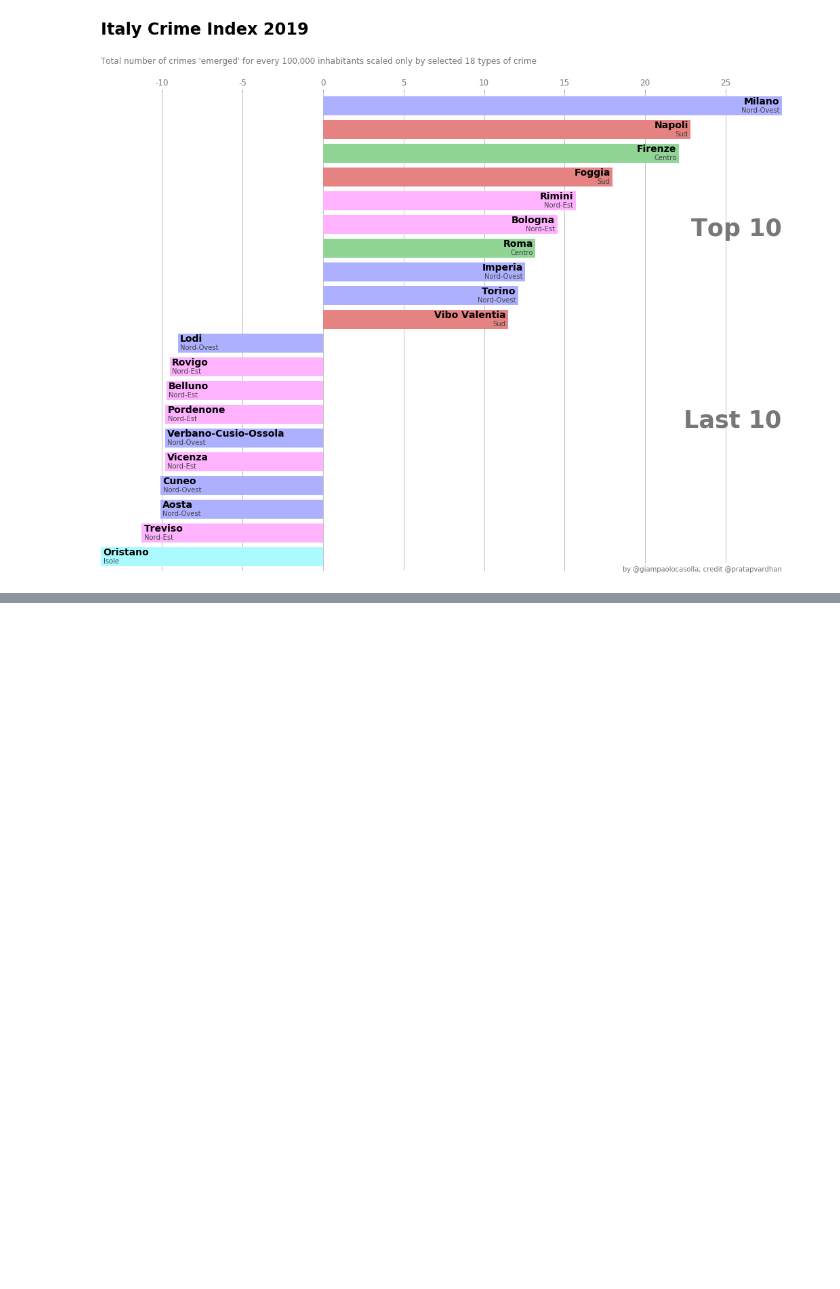
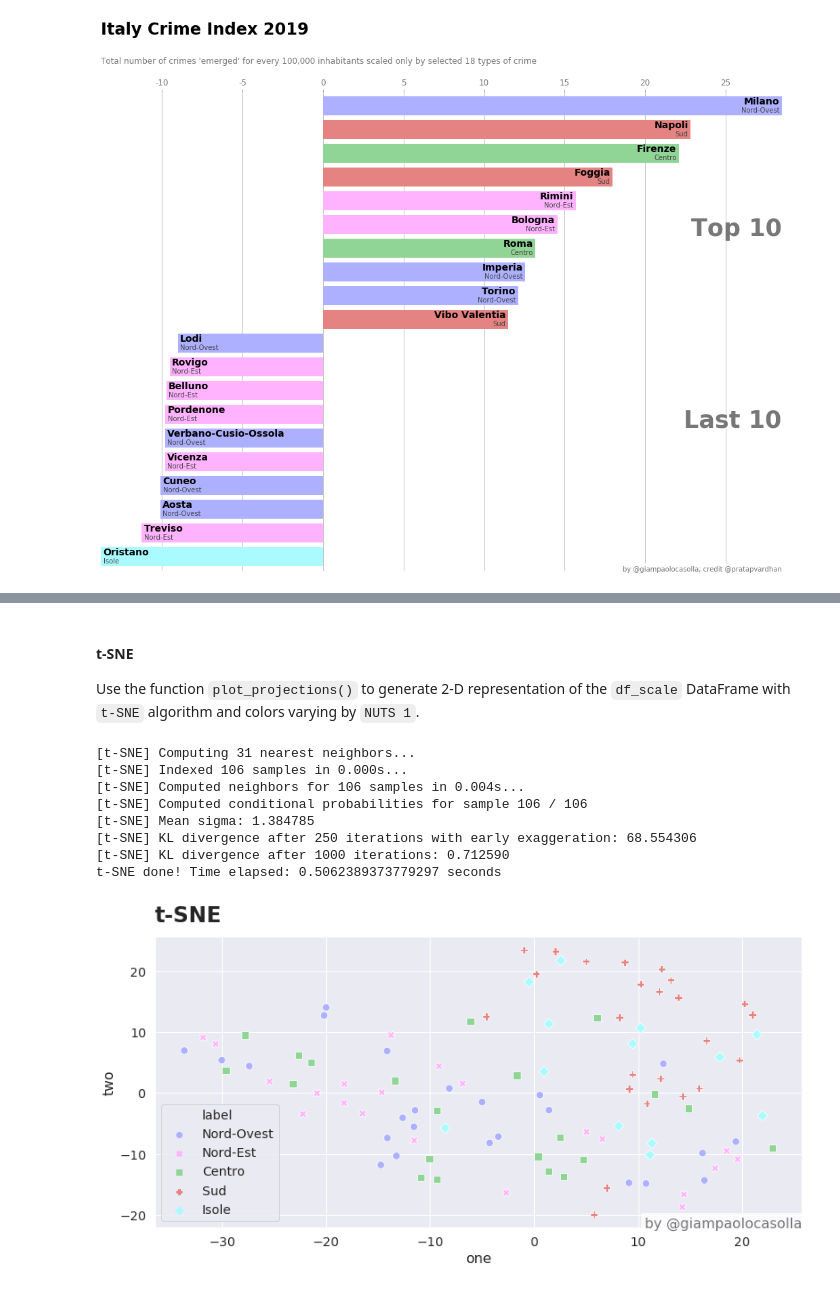
Before and after one commit to data-jeesee/notebooks, a Jupyter notebook: italy_crime_index.ipynb, the cells around one changed output, grey strips where cells are left out. Saved outputs shown, nothing was run; the diff lists cells and outputs as text; code cells hidden in the pictures; blank space fills up the shorter version.

Commit message:
EDIT: Italy Crime Index web scraped in Python
Added the Unsupervised Learning part.

```diff
--- a/italy_crime_index.ipynb
+++ b/italy_crime_index.ipynb
@@ -118,4 +120,7 @@ For this project we only need 2 columns to work with `'NUTS 1', 'NUTS 3'`.
 # %%
 url_nuts = 'https://gist.githubusercontent.com/giampaolocasolla/85a35332168c217d4068a6638bb9a7d9/raw/a2b0d1b5d3b528e0b8b7c89e886b17e6bca36983/nuts_italy.csv'
 dict_nuts = pd.read_csv(url_nuts).set_index("NUTS 3")["NUTS 1"].to_dict()
+
+# insert a new column to df_scale that will be necessary later
+df_scale.insert(2, "nuts", list(df_scale.index.map(dict_nuts)))
 # %% [markdown]
@@ -321,0 +405,21 @@ draw_barchart(
+# %% [markdown]
+#### t-SNE
+
+Use the function `plot_projections()` to generate 2-D representation of the `df_scale` DataFrame with `t-SNE` algorithm and colors varying by `NUTS 1`.
+# %%
+plot_projections(
+    df_scale[df_scale.columns[3:]],
+    which="t-SNE",
+    groups_dict=dict_nuts,
+    colors=colors,
+)
+# %% [output]
+[t-SNE] Computing 31 nearest neighbors...
+[t-SNE] Indexed 106 samples in 0.000s...
+[t-SNE] Computed neighbors for 106 samples in 0.004s...
+[t-SNE] Computed conditional probabilities for sample 106 / 106
+[t-SNE] Mean sigma: 1.384785
+[t-SNE] KL divergence after 250 iterations with early exaggeration: 68.554306
+[t-SNE] KL divergence after 1000 iterations: 0.712590
+t-SNE done! Time elapsed: 0.5062389373779297 seconds
+[figure, added]
```
Also changed, not shown: parts of 23 cells of this notebook.
